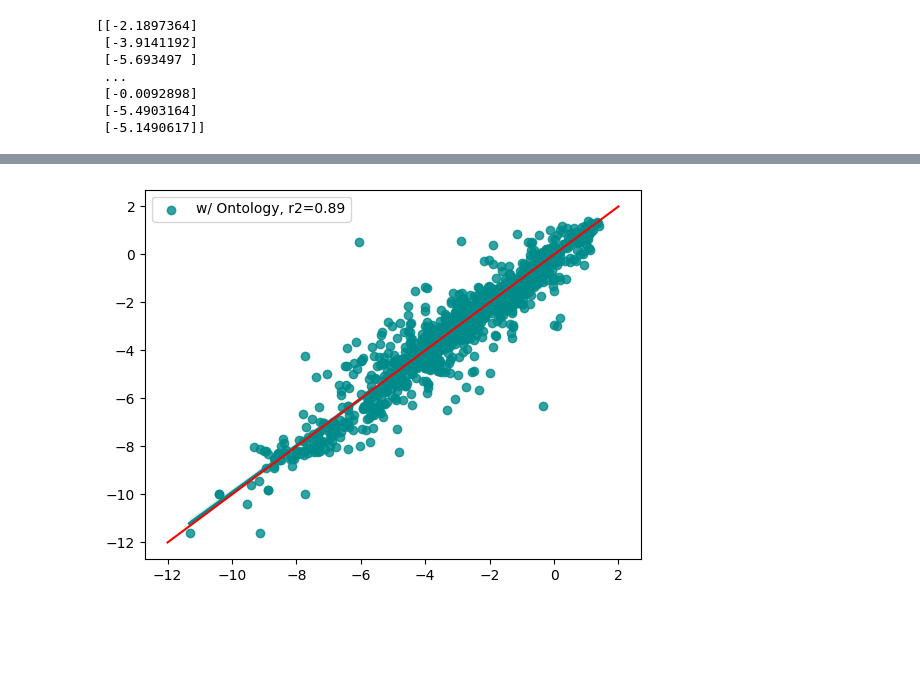
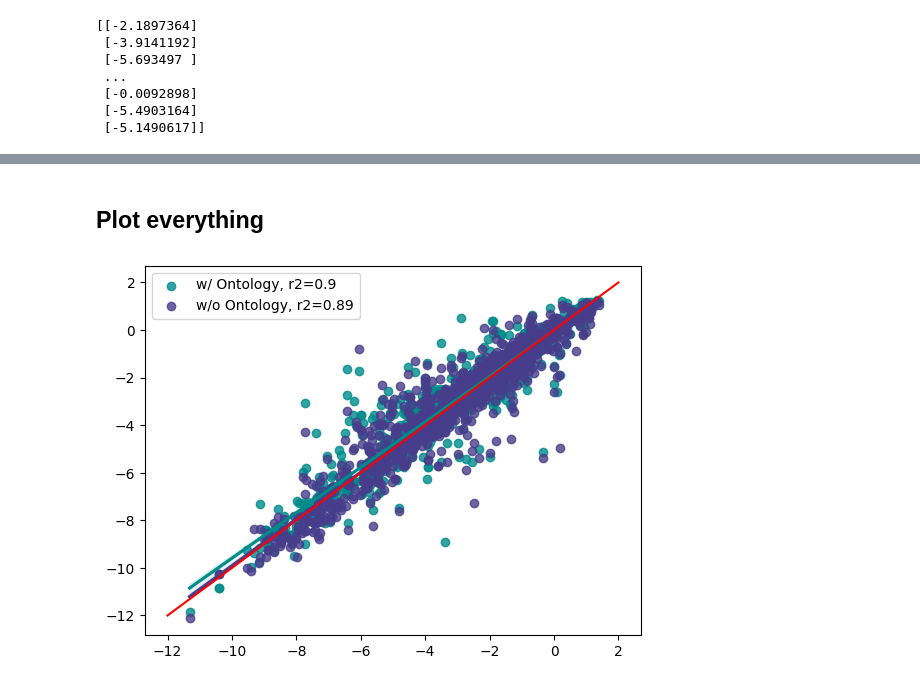
Before and after one commit to schnamo/python-chebai, a Jupyter notebook: eval_model_regression.ipynb, the cells around one changed output, grey strips where cells are left out. Saved outputs shown, nothing was run; the diff lists cells and outputs as text; code cells hidden in the pictures; blank space fills up the shorter version.

Commit message:
regression adjustments

```diff
--- a/eval_model_regression.ipynb
+++ b/eval_model_regression.ipynb
@@ -105,0 +110,36 @@ print(preds_list.cpu().detach().numpy())
+# %%
+# specify the checkpoint name
+checkpoint_name = "solFinetuningAGAIN_MSE_NO_ONTO/version_0/checkpoints/per_epoch=74_val_loss=0.6037_val_mse=11.0069"
+checkpoint_path = os.path.join("logs", f"{checkpoint_name}.ckpt")
+kind = "test"  # replace with "train" / "validation" to run on train / validation sets
+buffer_dir = os.path.join("results_buffer", checkpoint_name, kind)
+# make sure to use the same data module and model class that were used during training
+data_module2 = SolCurationChem()
+# load chebi data if missing and perform dynamic splits
+data_module2.prepare_data()
+data_module2.setup()
+
+model_class2 = Electra
+
+# evaluates model, stores results in buffer_dir
+# print(buffer_dir)
+model2 = model_class2.load_from_checkpoint(checkpoint_path)
+model2.model_type = 'regression'
+
+preds_list2, labels_list2 = evaluate_model_regression(
+        model2,
+        data_module2,
+        buffer_dir='/Users/ctumes/Cheb-AI/chebai_helper/',
+        # No need to provide this parameter for Chebi dataset, "kind" parameter should be provided
+        filename='/Users/ctumes/python-chebai/data/SolCuration/processed/smiles_token/test.pt',
+        batch_size=32,
+        kind=kind,
+)
+
+# output relevant metrics
+print_metrics(
+    preds_list2,
+    labels_list2,
+    DEVICE,
+    markdown_output=False,
+)
@@ -106,15 +151,20 @@ print(preds_list.cpu().detach().numpy())
+# %% [markdown]
+## Plot everything
 # %%
 labels = labels_list.cpu().detach().numpy()
 preds = preds_list.cpu().detach().numpy()
 
+labels2 = labels_list2.cpu().detach().numpy()
+preds2 = preds_list2.cpu().detach().numpy()
+
 r2_with = r2_score(labels, preds)
-# r2_without = r2_score(y_real, y_noonto)
+r2_without = r2_score(labels2, preds2)
 
 ax1 = sns.regplot(x=labels, y=preds, label=f'w/ Ontology, r2={r2_with:.2}', color='darkcyan')
-# ax2 = sns.regplot(x=y_real, y=y_noonto, color='black')
+ax2 = sns.regplot(x=labels2, y=preds2, label=f'w/o Ontology, r2={r2_without:.2}', color='darkslateblue')
 bla = [-12,-11,-10,-9,-8,-7, -6, -5, -4, -3, -2, -1, 0, 1,2]
 ax1.legend(loc="best")
 plt.plot(bla, bla, color='red')
 plt.savefig('../scatter_regression_december2.png')
 # %% [output]
-[figure, old version]
+[figure, new version]
```
Also changed, not shown: parts of 5 cells of this notebook, 5 other files.
